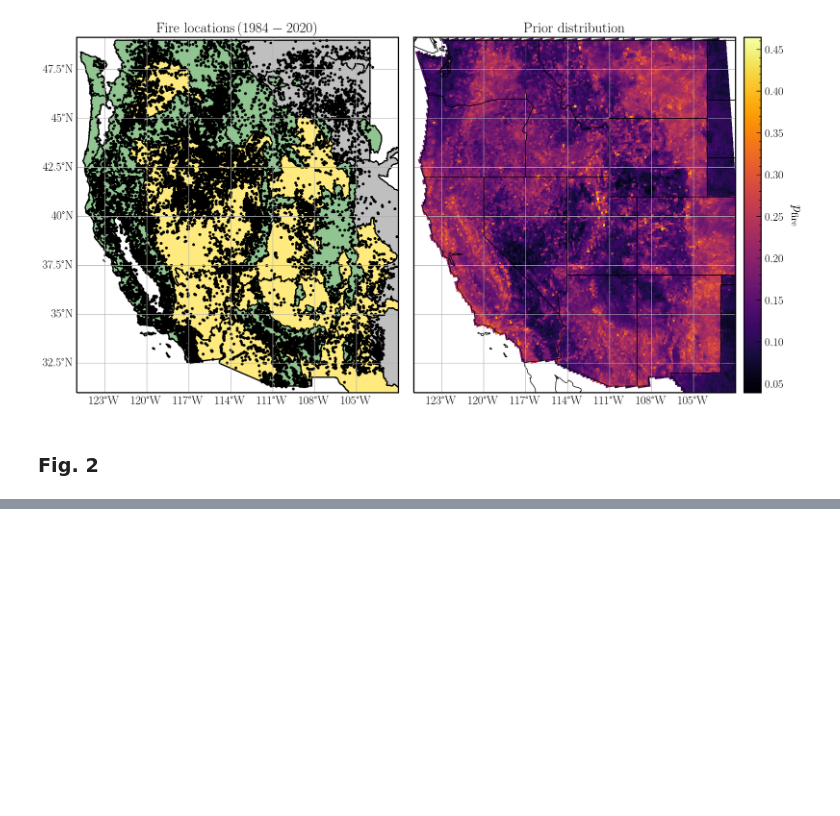
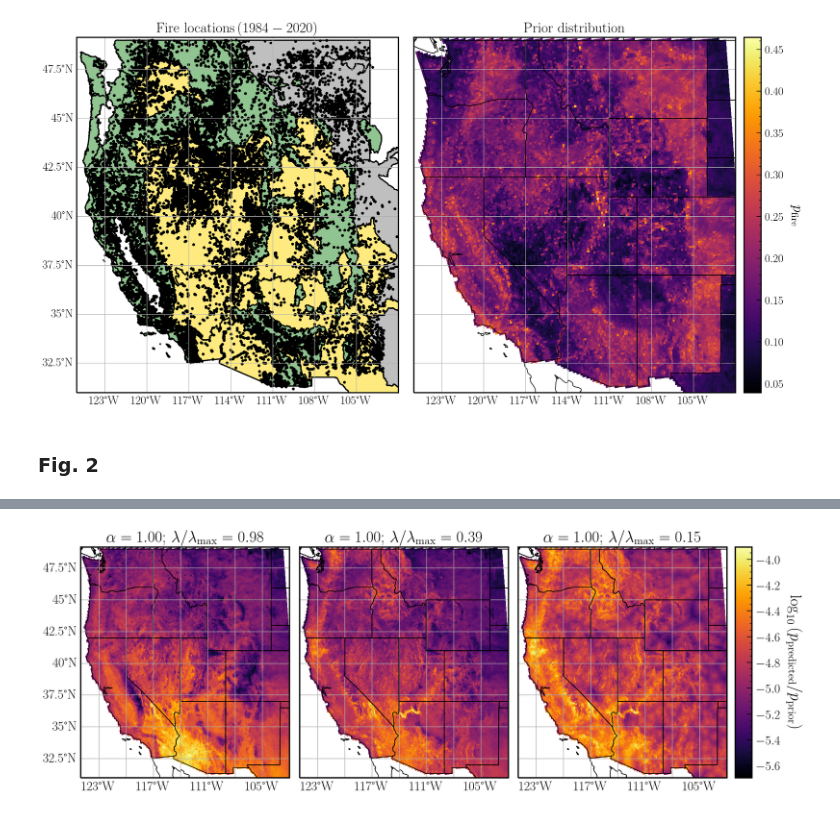
Before and after one commit to Gabriel-P-Langlois/maxent-paper-wildfire, a Jupyter notebook: src/python_scripts/prob_plot_script.ipynb, the cells around one changed output, grey strips where cells are left out. Drawn from its saved outputs; the diff is of its cells as text; code cells hidden in the pictures; blank space fills up the shorter version.

```diff
--- a/src/python_scripts/prob_plot_script.ipynb
+++ b/src/python_scripts/prob_plot_script.ipynb
@@ -442,0 +457,72 @@ ax1.set_title(r'$\alpha= %.2f$'%(0.3) + r'; $ \lambda/\lambda_{\rm max} =%.2f$'%
+# %%
+alpha= 1
+tval_plt_arr= np.sort(tval_arr)
+lambda_plt_arr= lambda_arr
+pred_prob_xarr= xarray.open_dataarray('../sav_files/pred_fire_prob_dfs/pred_fire_prob_alpha=%s'%str(alpha) + ',min_path=%.2f,'%min_path + 'tindx=%d.nc'%tval_plt_arr[0])
+pred_prob_xarr0= xarray.open_dataarray('../sav_files/pred_fire_prob_dfs/pred_fire_prob_alpha=%s'%str(alpha) + ',min_path=%.2f,'%min_path + 'tindx=%d.nc'%tval_plt_arr[3])
+pred_prob_xarr1= xarray.open_dataarray('../sav_files/pred_fire_prob_dfs/pred_fire_prob_alpha=%s'%str(alpha) + ',min_path=%.2f,'%min_path + 'tindx=%d.nc'%tval_plt_arr[4])
+# %%
+extent = [-125, -102, 31, 49]
+central_lon = np.mean(extent[:2])
+central_lat = np.mean(extent[2:])
+#colors= np.random.rand(14)
+
+fig= plt.figure(figsize=(16, 8))
+gs = fig.add_gridspec(2, 6)
+
+ax= fig.add_subplot(gs[0:2, 0:2], projection=ccrs.PlateCarree())
+ax.set_extent(extent);
+ax.add_feature(cfeature.LAND, edgecolor='black', facecolor= 'white');
+ax.add_feature(cfeature.STATES, edgecolor='black');
+
+CS= ax.pcolormesh(lat_long_fire_grid[0], lat_long_fire_grid[1], np.log10(pred_prob_xarr.mean(axis= 0)/prior_xarr.mean(axis= 0)), cmap=plt.cm.inferno)
+ax.set_title(r'$\alpha= %.2f$'%(alpha) + r'; $ \lambda/\lambda_{\rm max} =%.2f$'%(lambda_plt_arr[tval_plt_arr[0]]/np.max(lambda_plt_arr)), fontsize= 22);
+
+gl= ax.gridlines(draw_labels=True);
+gl.xlabel_style = {'size': 18, 'color': 'black'}
+gl.ylabel_style = {'size': 18, 'color': 'black'}
+gl.top_labels = False
+gl.right_labels = False
+ax.set_aspect(1.4/1)
+
+fig.subplots_adjust(wspace= 0.1)
+
+ax0= fig.add_subplot(gs[0:2, 2:4], projection=ccrs.PlateCarree())
+ax0.set_extent(extent);
+ax0.add_feature(cfeature.LAND, edgecolor='black', facecolor= 'white');
+ax0.add_feature(cfeature.STATES, edgecolor='black', zorder= 10);
+
+gl0= ax0.gridlines(draw_labels=True);
+gl0.xlabel_style = {'size': 18, 'color': 'black'}
+gl0.ylabel_style = {'size': 18, 'color': 'black'}
+gl0.top_labels = False
+gl0.left_labels = False
+gl0.right_labels = False
+ax0.set_aspect(1.4/1)
+
+CS0= ax0.pcolormesh(lat_long_fire_grid[0], lat_long_fire_grid[1], np.log10(pred_prob_xarr0.mean(axis= 0)/prior_xarr.mean(axis= 0)), cmap=plt.cm.inferno)
+ax0.set_title(r'$\alpha= %.2f$'%(alpha) + r'; $ \lambda/\lambda_{\rm max} =%.2f$'%(lambda_plt_arr[tval_plt_arr[3]]/np.max(lambda_plt_arr)), fontsize= 22);
+
+fig.subplots_adjust(wspace= 0.1)
+
+ax1= fig.add_subplot(gs[0:2, 4:6], projection=ccrs.PlateCarree())
+ax1.set_extent(extent);
+ax1.add_feature(cfeature.LAND, edgecolor='black', facecolor= 'white');
+ax1.add_feature(cfeature.STATES, edgecolor='black', zorder= 10);
+
+gl1= ax1.gridlines(draw_labels=True);
+gl1.xlabel_style = {'size': 18, 'color': 'black'}
+gl1.ylabel_style = {'size': 18, 'color': 'black'}
+gl1.top_labels = False
+gl1.left_labels = False
+gl1.right_labels = False
+ax1.set_aspect(1.4/1)
+
+CS1= ax1.pcolormesh(lat_long_fire_grid[0], lat_long_fire_grid[1], np.log10(pred_prob_xarr1.mean(axis= 0)/prior_xarr.mean(axis= 0)), cmap=plt.cm.inferno)
+cax= fig.add_axes([ax1.get_position().x1+0.01,ax1.get_position().y0,0.02,ax1.get_position().height])
+cbar= fig.colorbar(CS1, cax= cax, shrink= 0.7)
+cbar.set_label(r'${\rm log}_{10} \, (p_{\rm predicted}/p_{\rm prior})$', labelpad= 30, rotation= 270, fontsize= 22)
+ax1.set_title(r'$\alpha= %.2f$'%(alpha) + r'; $ \lambda/\lambda_{\rm max} =%.2f$'%(lambda_plt_arr[tval_plt_arr[4]]/np.max(lambda_plt_arr)), fontsize= 22);
+#plt.savefig('../paper_plots/maxent_output_hyp_var_alpha=%.1f.png'%(alpha), bbox_inches='tight', dpi= 200);
+# %% [output]
+[figure, added]
```
Also changed, not shown: parts of 9 cells of this notebook.
